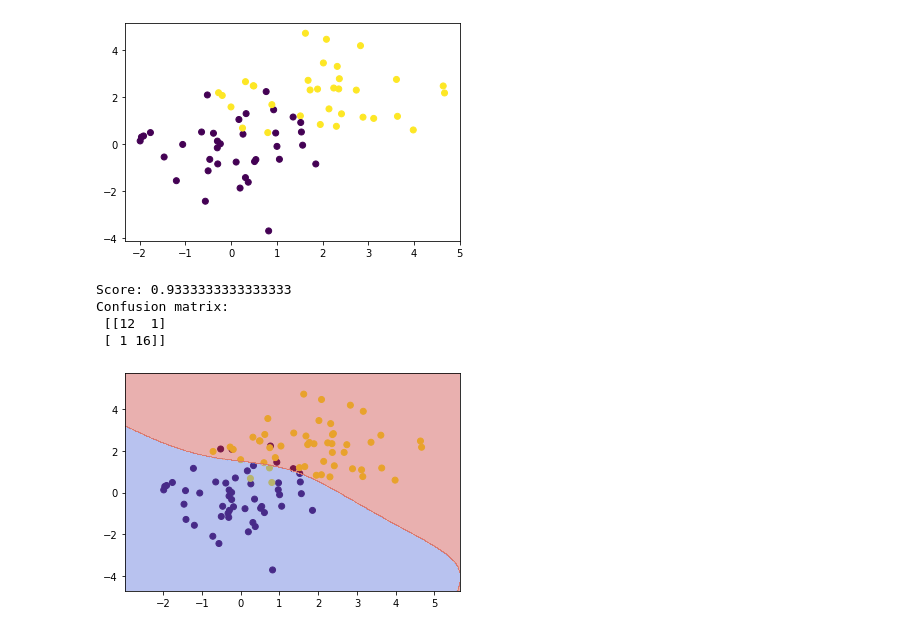
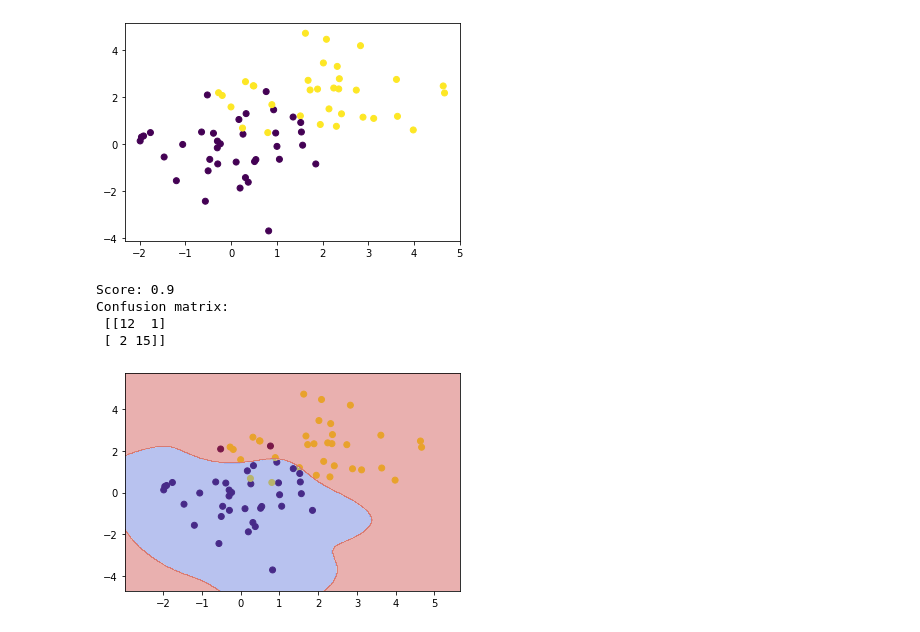
Before and after one commit to creinbacher/ml_python, a Jupyter notebook: 12_Support_Vector_Machine/svm_sklearn.ipynb, the cells around one changed output. Saved outputs shown, nothing was run; the diff lists cells and outputs as text; code cells hidden in the pictures.

```diff
--- a/12_Support_Vector_Machine/svm_sklearn.ipynb
+++ b/12_Support_Vector_Machine/svm_sklearn.ipynb
@@ -41,17 +34,28 @@ y_pred = clf.predict(x_test)
+# %%
+# Kernel: rbf, linear, poly, sigmoid
+# C: low <=> smoothe decision boundary, high <=> hohe genauigkeit
+# gamma: low <=> großer einfluss einzelner Features, high <=> weniger einfluss einzelner Features
+kernel = "rbf"
+c = 0.5
+gamma = 2 / x.shape[1]
+clf = SVC(kernel=kernel, C=c, gamma=gamma)
+clf.fit(x_train, y_train)
+
+y_pred = clf.predict(x_test)
 # %%
 score = clf.score(x_test, y_test)
 
 print(f"Score: {score}")
 print(f"Confusion matrix:\n {confusion_matrix(y_test, y_pred)}")
 # %% [output]
-Score: 0.9333333333333333
+Score: 0.9
 Confusion matrix:
  [[12  1]
- [ 1 16]]
+ [ 2 15]]
 # %%
 fig, ax = plt.subplots(1,1)
-plt.scatter(x[:,0], x[:,1], c=y)
+plt.scatter(x_train[:,0], x_train[:,1], c=y_train)
 plot_contours(ax, clf, x[:,0], x[:,1], cmap=plt.cm.coolwarm, alpha=0.4)
 plt.show()
 # %% [output]
-[figure, old version]
+[figure, new version]
```
Also changed, not shown: parts of 1 cell of this notebook.
